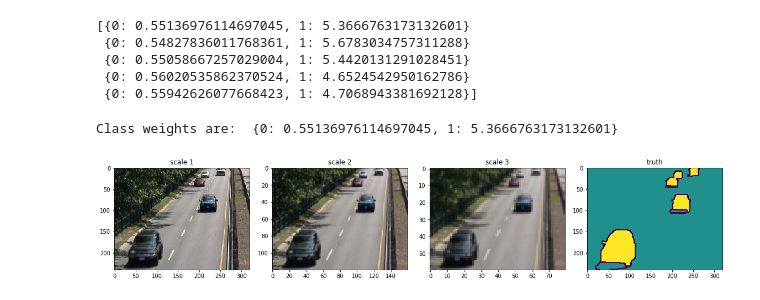
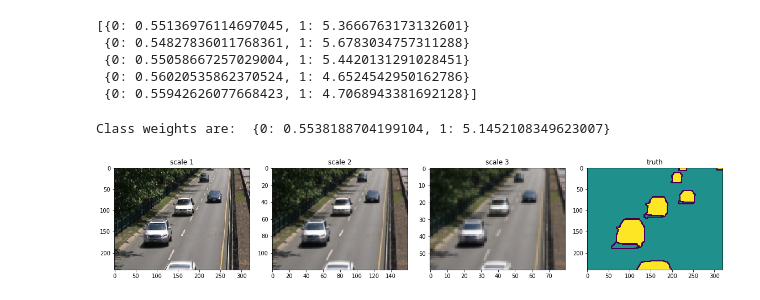
Before and after one commit to zengzhi2015/FgSegNet, a Jupyter notebook: FgSegNet/Notebook_based_debugging.ipynb, the cells around one changed output. Drawn from its saved outputs; the diff is of its cells as text; code cells hidden in the pictures.

```diff
--- a/FgSegNet/Notebook_based_debugging.ipynb
+++ b/FgSegNet/Notebook_based_debugging.ipynb
@@ -474,22 +474,24 @@ print(cls_weight_list[0:5])
 # %%
 import matplotlib.pyplot as plt
 # %%
+temp_sample_index = 20;
+
 fig = plt.figure(figsize=(16,5))
 
 fig.add_subplot(1,4,1)
 plt.title('scale 1')
-plt.imshow(scale1[0])
+plt.imshow(scale1[temp_sample_index])
 fig.add_subplot(1,4,2)
 plt.title('scale 2')
-plt.imshow(scale2[0])
+plt.imshow(scale2[temp_sample_index])
 fig.add_subplot(1,4,3)
 plt.title('scale 3')
-plt.imshow(scale3[0])
+plt.imshow(scale3[temp_sample_index])
 fig.add_subplot(1,4,4)
 plt.title('truth')
-plt.imshow(Y[0,:,:,0])
+plt.imshow(Y[temp_sample_index,:,:,0])
 fig.tight_layout()
-print('Class weights are: ',cls_weight_list[0])
+print('Class weights are: ',cls_weight_list[temp_sample_index])
 # %% [output]
-Class weights are:  {0: 0.55136976114697045, 1: 5.3666763173132601}
+Class weights are:  {0: 0.5538188704199104, 1: 5.1452108349623007}
-[figure, old version]
+[figure, new version]
```
Also changed, not shown: parts of 3 cells of this notebook.
